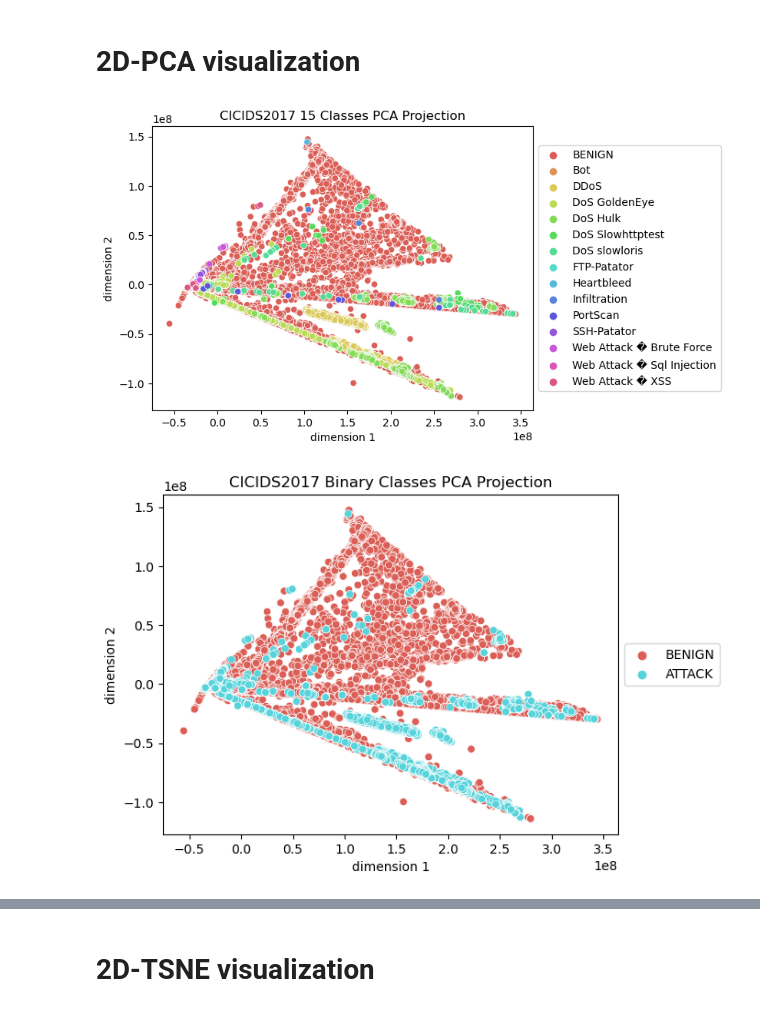
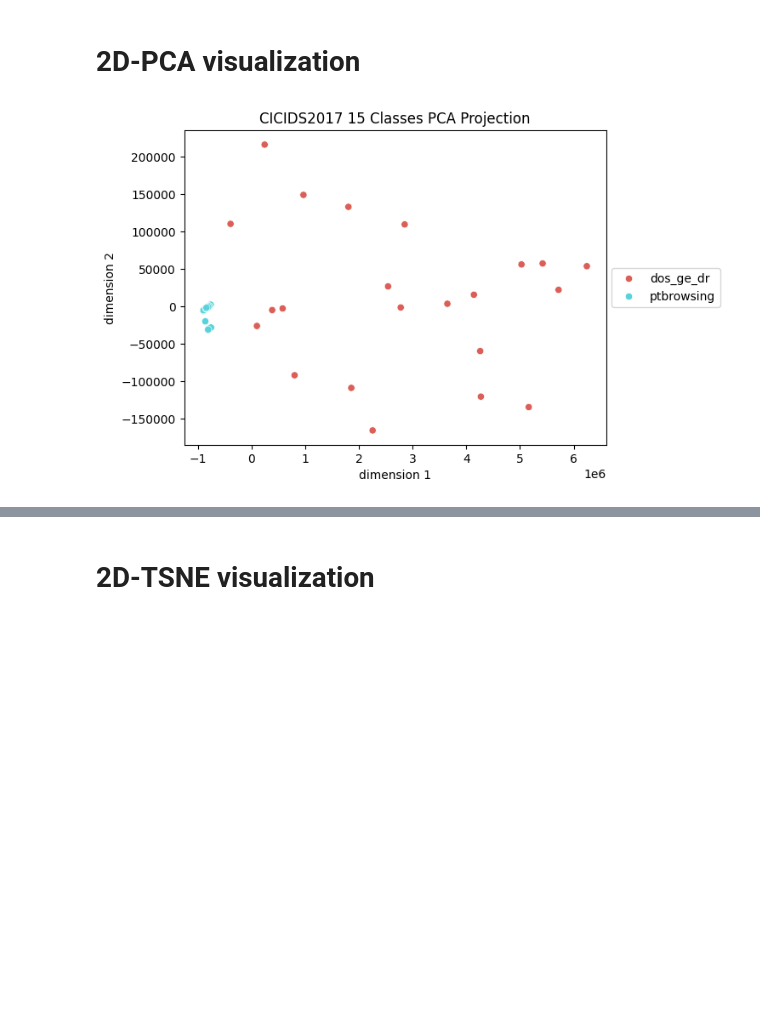
Before and after one commit to VincentSheh/Network_Anomaly, a Jupyter notebook: Flow_Analysis/Clustering-AnomalyDetection.ipynb, the cells around one changed output, grey strips where cells are left out. Cells and saved outputs as stored; diff of their text form; code cells hidden in the pictures; blank space fills up the shorter version.

```diff
--- a/Flow_Analysis/Clustering-AnomalyDetection.ipynb
+++ b/Flow_Analysis/Clustering-AnomalyDetection.ipynb
@@ -39,7 +39,7 @@ from collections import Counter
 # %%
 def process_csv(filename, label):
   csv_df = pd.read_csv(filename)
-  csv_df['label'] = label
+  csv_df['Label'] = label
   print(filename)
   return csv_df
 # %%
@@ -52,7 +52,7 @@ csv_file_names = ['dos_ge_dr.csv',
 df_record = []
 for csv_file_name in csv_file_names:
     complete_path = os.path.join(dataset_csv_path, csv_file_name)
-    csv_df = process_csv(complete_path, csv_file_name)
+    csv_df = process_csv(complete_path, csv_file_name[:-4])
     df_record.append(csv_df)
 
 concatenated_df = pd.concat(df_record, ignore_index=True)
@@ -108,5 +108,5 @@ def clean_df(df):
     print('columns which have identical values', column_pairs, 'dropped')
     print('shape after removing identical value columns:', df.shape)
     return df
-df = clean_df(df)
+df = clean_df(concatenated_df)
 # %% [output]
@@ -264,40 +253,39 @@ Name: count, dtype: int64
 # %%
 # https://stackoverflow.com/questions/43640952/how-to-subsample-a-pandas-dataframe-respecting-the-frequency-of-each-class
 subsample_df = df.groupby('Label').apply(pd.DataFrame.sample, frac = 0.1).reset_index(drop = True)
 
 X = subsample_df.drop(['Label'], axis = 1)
 y = subsample_df['Label']
 
 pca = PCA(n_components = 2, random_state = 0)
 z = pca.fit_transform(X)
 
 pca_15_df = pd.DataFrame()
 pca_15_df['Label'] = y
 pca_15_df['dimension 1'] = z[:, 0]
 pca_15_df['dimension 2'] = z[:, 1]
 
 sns.scatterplot(x = 'dimension 1', y = 'dimension 2',
                 hue = pca_15_df.Label,
                 palette = sns.color_palette('hls', len(pca_15_df.Label.value_counts())),
                 data = pca_15_df).set(title = 'CICIDS2017 15 Classes PCA Projection')
 plt.legend(loc = 'center left', bbox_to_anchor = (1, 0.5))
 plt.show()
 
-pca_2_df = pd.DataFrame()
-pca_2_df['Label'] = y
-pca_2_df.loc[pca_2_df.Label != 'BENIGN', 'Label'] = 'ATTACK'
-pca_2_df['dimension 1'] = z[:, 0]
-pca_2_df['dimension 2'] = z[:, 1]
+# pca_2_df = pd.DataFrame()
+# pca_2_df['Label'] = y
+# pca_2_df.loc[pca_2_df.Label != 'BENIGN', 'Label'] = 'ATTACK'
+# pca_2_df['dimension 1'] = z[:, 0]
+# pca_2_df['dimension 2'] = z[:, 1]
 
-sns.scatterplot(x = 'dimension 1', y = 'dimension 2',
-                hue = pca_2_df.Label,
-                palette = sns.color_palette('hls', 2),
-                data = pca_2_df).set(title = 'CICIDS2017 Binary Classes PCA Projection')
-plt.legend(loc = 'center left', bbox_to_anchor = (1, 0.5))
-plt.show()
+# sns.scatterplot(x = 'dimension 1', y = 'dimension 2',
+#                 hue = pca_2_df.Label,
+#                 palette = sns.color_palette('hls', 2),
+#                 data = pca_2_df).set(title = 'CICIDS2017 Binary Classes PCA Projection')
+# plt.legend(loc = 'center left', bbox_to_anchor = (1, 0.5))
+# plt.show()
 # %% [output]
-[figure, old version]
+[figure, new version]
-[figure, removed]
 # %%
 subsample_improved_df = improved_df.groupby('Label').apply(pd.DataFrame.sample, frac = 0.1).reset_index(drop = True)
 
```
Also changed, not shown: parts of 6 cells of this notebook.
